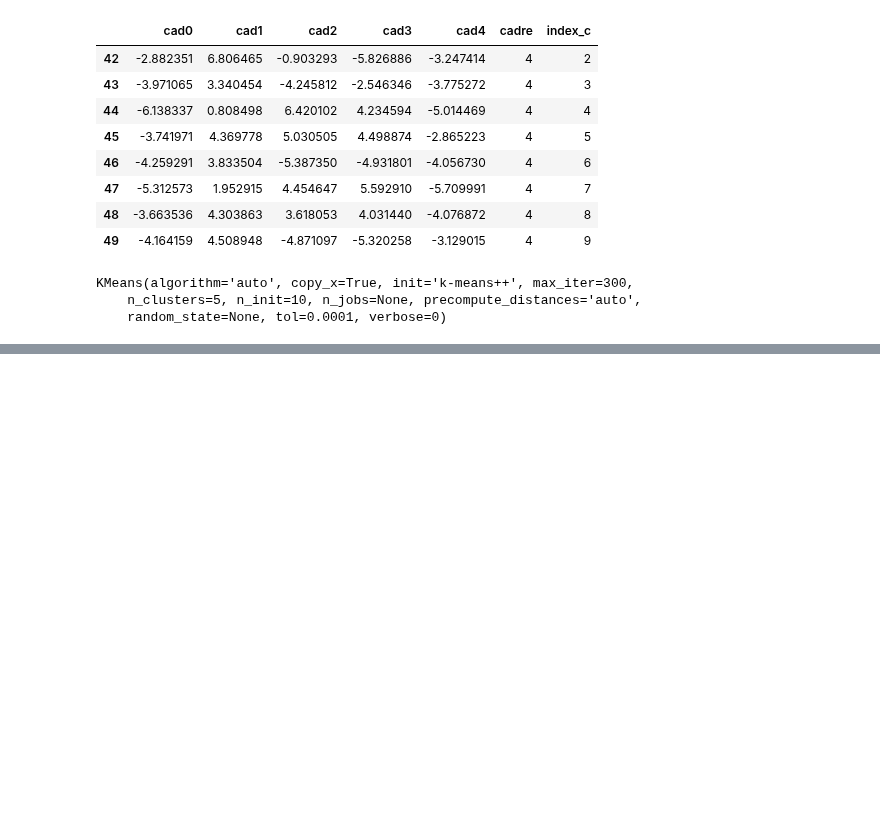
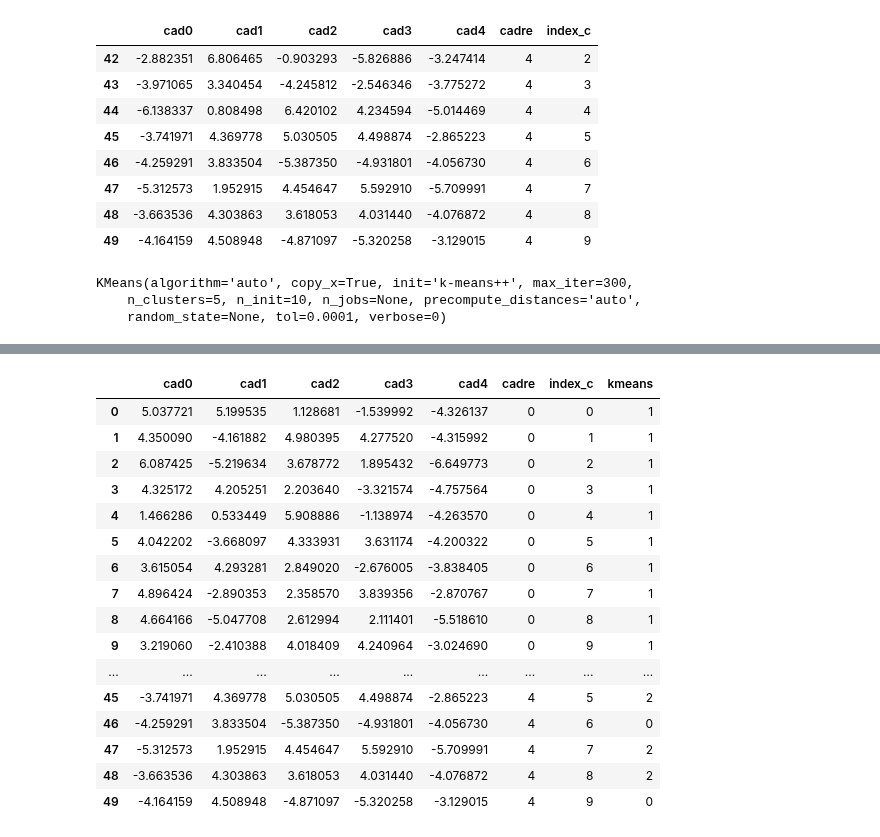
Before and after one commit to HealthINCITE/supervised-cadres, a Jupyter notebook: notebooks/Test_Cadre_Assignment.ipynb, the cells around one changed output, grey strips where cells are left out. Cells and saved outputs as stored; diff of their text form; code cells hidden in the pictures; blank space fills up the shorter version.

```diff
--- a/notebooks/Test_Cadre_Assignment.ipynb
+++ b/notebooks/Test_Cadre_Assignment.ipynb
@@ -180,0 +181,20 @@ plt.plot(list(sum_sq.keys()),
+# %%
+df_cadre
+# %% [output]
+|  | cad0 | cad1 | cad2 | cad3 | cad4 | cadre | index_c | kmeans |
+| 0 | 5.037721 | 5.199535 | 1.128681 | -1.539992 | -4.326137 | 0 | 0 | 1 |
+| 1 | 4.350090 | -4.161882 | 4.980395 | 4.277520 | -4.315992 | 0 | 1 | 1 |
+| 2 | 6.087425 | -5.219634 | 3.678772 | 1.895432 | -6.649773 | 0 | 2 | 1 |
+| 3 | 4.325172 | 4.205251 | 2.203640 | -3.321574 | -4.757564 | 0 | 3 | 1 |
+| 4 | 1.466286 | 0.533449 | 5.908886 | -1.138974 | -4.263570 | 0 | 4 | 1 |
+| 5 | 4.042202 | -3.668097 | 4.333931 | 3.631174 | -4.200322 | 0 | 5 | 1 |
+| 6 | 3.615054 | 4.293281 | 2.849020 | -2.676005 | -3.838405 | 0 | 6 | 1 |
+| 7 | 4.896424 | -2.890353 | 2.358570 | 3.839356 | -2.870767 | 0 | 7 | 1 |
+| 8 | 4.664166 | -5.047708 | 2.612994 | 2.111401 | -5.518610 | 0 | 8 | 1 |
+| 9 | 3.219060 | -2.410388 | 4.018409 | 4.240964 | -3.024690 | 0 | 9 | 1 |
+| ... | ... | ... | ... | ... | ... | ... | ... | ... |
+| 45 | -3.741971 | 4.369778 | 5.030505 | 4.498874 | -2.865223 | 4 | 5 | 2 |
+| 46 | -4.259291 | 3.833504 | -5.387350 | -4.931801 | -4.056730 | 4 | 6 | 0 |
+| 47 | -5.312573 | 1.952915 | 4.454647 | 5.592910 | -5.709991 | 4 | 7 | 2 |
+| 48 | -3.663536 | 4.303863 | 3.618053 | 4.031440 | -4.076872 | 4 | 8 | 2 |
+| 49 | -4.164159 | 4.508948 | -4.871097 | -5.320258 | -3.129015 | 4 | 9 | 0 |
```
Also changed, not shown: parts of 6 cells of this notebook, 1 other file.
